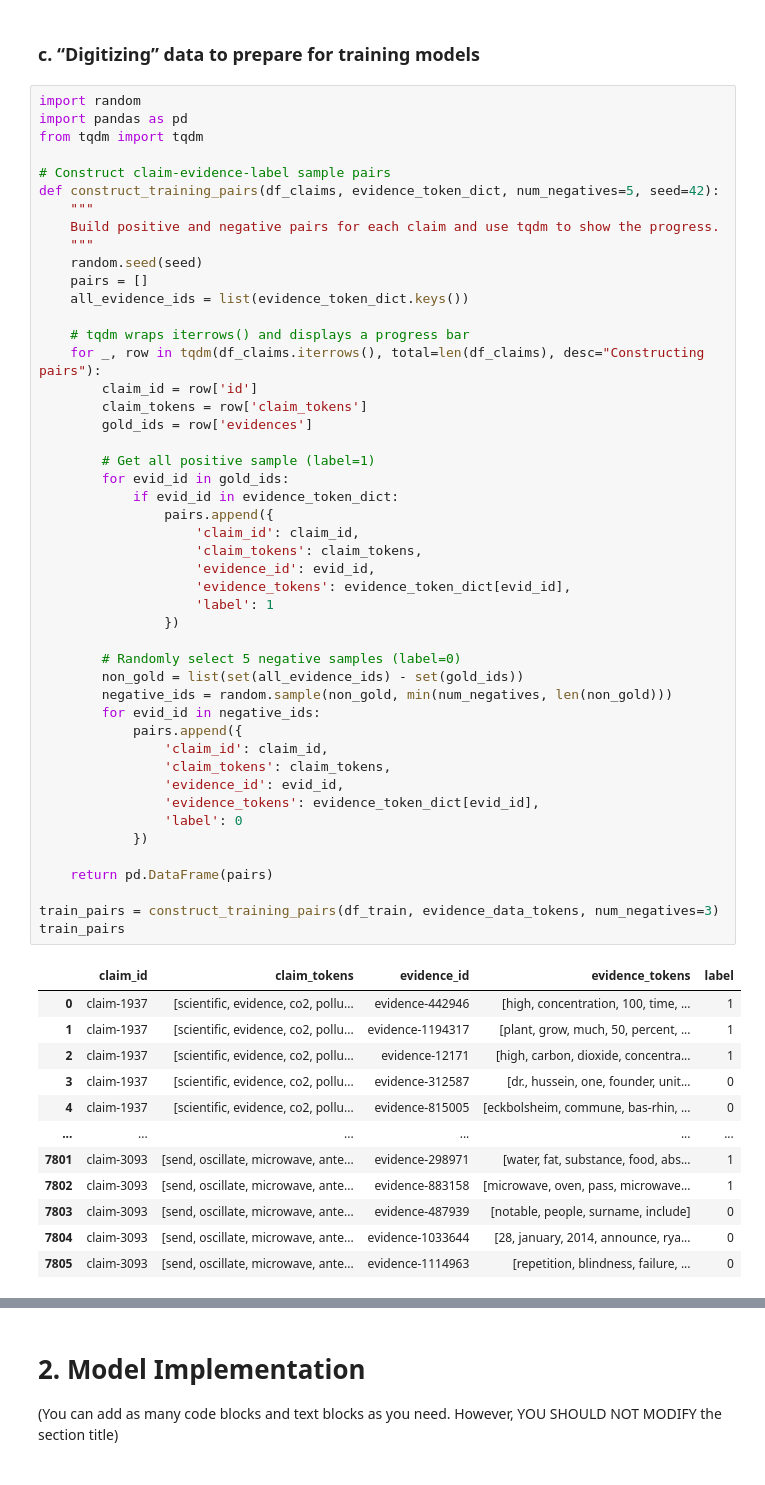
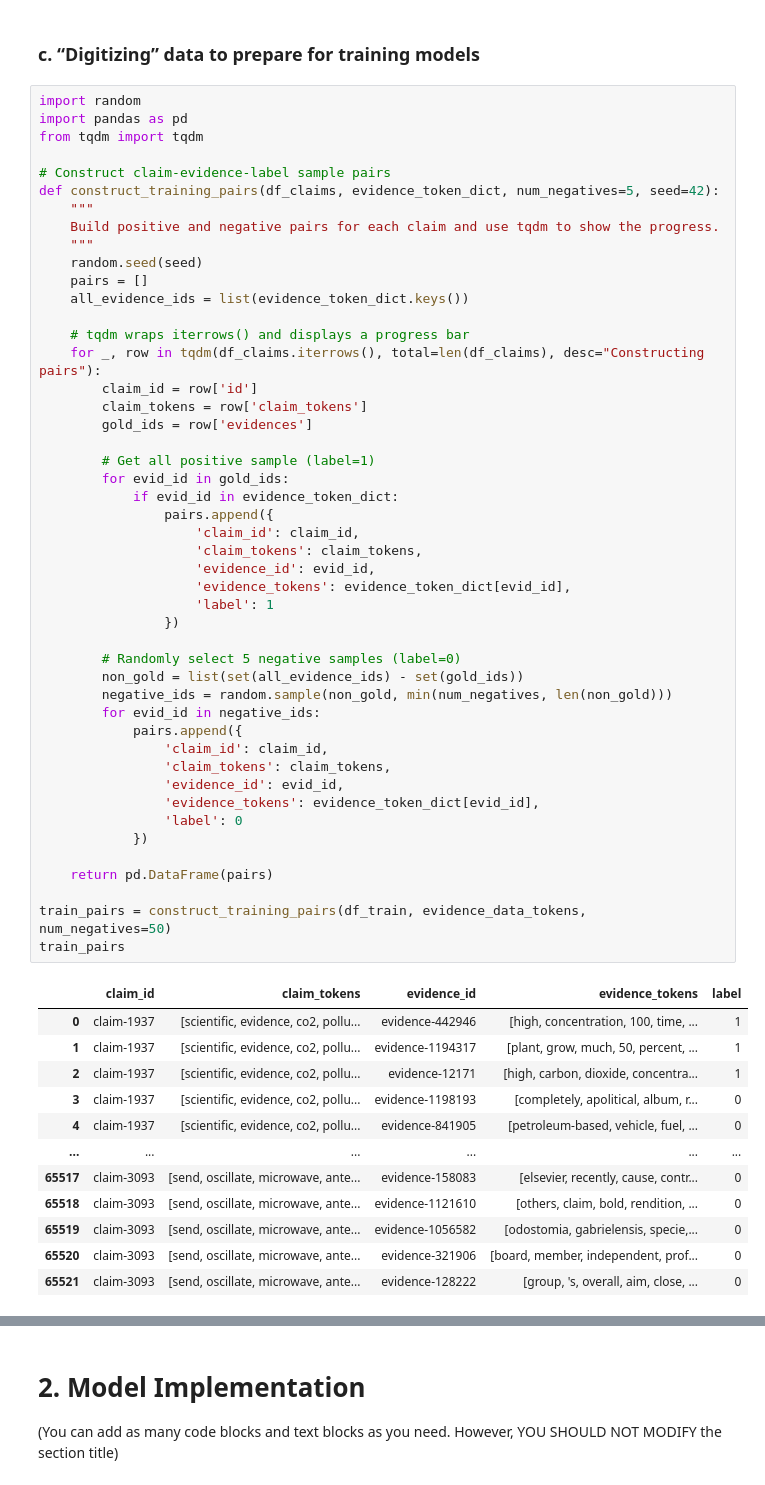
Before and after one commit to Nooob233/COMP90042_2025, a Jupyter notebook: code_files/ximingwan/GroupID__COMP90042_Project_2025.ipynb, the cells around one changed output, grey strips where cells are left out. Cells and saved outputs as stored; diff of their text form.

```diff
--- a/code_files/ximingwan/GroupID__COMP90042_Project_2025.ipynb
+++ b/code_files/ximingwan/GroupID__COMP90042_Project_2025.ipynb
@@ -320,39 +320,39 @@ def construct_training_pairs(df_claims, evidence_token_dict, num_negatives=5, se
         for evid_id in gold_ids:
             if evid_id in evidence_token_dict:
                 pairs.append({
                     'claim_id': claim_id,
                     'claim_tokens': claim_tokens,
                     'evidence_id': evid_id,
                     'evidence_tokens': evidence_token_dict[evid_id],
                     'label': 1
                 })
 
         # Randomly select 5 negative samples (label=0)
         non_gold = list(set(all_evidence_ids) - set(gold_ids))
         negative_ids = random.sample(non_gold, min(num_negatives, len(non_gold)))
         for evid_id in negative_ids:
             pairs.append({
                 'claim_id': claim_id,
                 'claim_tokens': claim_tokens,
                 'evidence_id': evid_id,
                 'evidence_tokens': evidence_token_dict[evid_id],
                 'label': 0
             })
 
     return pd.DataFrame(pairs)
 
-train_pairs = construct_training_pairs(df_train, evidence_data_tokens, num_negatives=3)
+train_pairs = construct_training_pairs(df_train, evidence_data_tokens, num_negatives=50)
 train_pairs
 # %% [output]
 |  | claim_id | claim_tokens | evidence_id | evidence_tokens | label |
 | 0 | claim-1937 | [scientific, evidence, co2, pollu... | evidence-442946 | [high, concentration, 100, time, ... | 1 |
 | 1 | claim-1937 | [scientific, evidence, co2, pollu... | evidence-1194317 | [plant, grow, much, 50, percent, ... | 1 |
 | 2 | claim-1937 | [scientific, evidence, co2, pollu... | evidence-12171 | [high, carbon, dioxide, concentra... | 1 |
-| 3 | claim-1937 | [scientific, evidence, co2, pollu... | evidence-312587 | [dr., hussein, one, founder, unit... | 0 |
-| 4 | claim-1937 | [scientific, evidence, co2, pollu... | evidence-815005 | [eckbolsheim, commune, bas-rhin, ... | 0 |
+| 3 | claim-1937 | [scientific, evidence, co2, pollu... | evidence-1198193 | [completely, apolitical, album, r... | 0 |
+| 4 | claim-1937 | [scientific, evidence, co2, pollu... | evidence-841905 | [petroleum-based, vehicle, fuel, ... | 0 |
 | ... | ... | ... | ... | ... | ... |
-| 7801 | claim-3093 | [send, oscillate, microwave, ante... | evidence-298971 | [water, fat, substance, food, abs... | 1 |
-| 7802 | claim-3093 | [send, oscillate, microwave, ante... | evidence-883158 | [microwave, oven, pass, microwave... | 1 |
-| 7803 | claim-3093 | [send, oscillate, microwave, ante... | evidence-487939 | [notable, people, surname, include] | 0 |
-| 7804 | claim-3093 | [send, oscillate, microwave, ante... | evidence-1033644 | [28, january, 2014, announce, rya... | 0 |
-| 7805 | claim-3093 | [send, oscillate, microwave, ante... | evidence-1114963 | [repetition, blindness, failure, ... | 0 |
+| 65517 | claim-3093 | [send, oscillate, microwave, ante... | evidence-158083 | [elsevier, recently, cause, contr... | 0 |
+| 65518 | claim-3093 | [send, oscillate, microwave, ante... | evidence-1121610 | [others, claim, bold, rendition, ... | 0 |
+| 65519 | claim-3093 | [send, oscillate, microwave, ante... | evidence-1056582 | [odostomia, gabrielensis, specie,... | 0 |
+| 65520 | claim-3093 | [send, oscillate, microwave, ante... | evidence-321906 | [board, member, independent, prof... | 0 |
+| 65521 | claim-3093 | [send, oscillate, microwave, ante... | evidence-128222 | [group, 's, overall, aim, close, ... | 0 |
```
Also changed, not shown: parts of 19 cells of this notebook, 1 other file.
